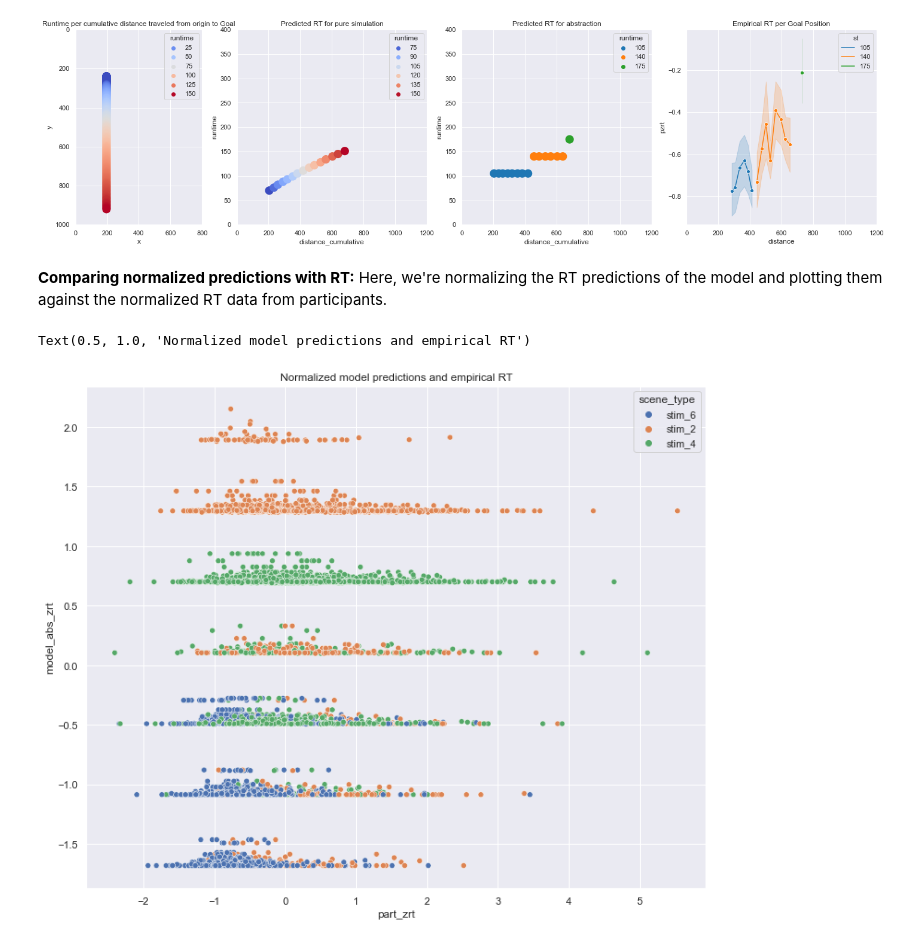
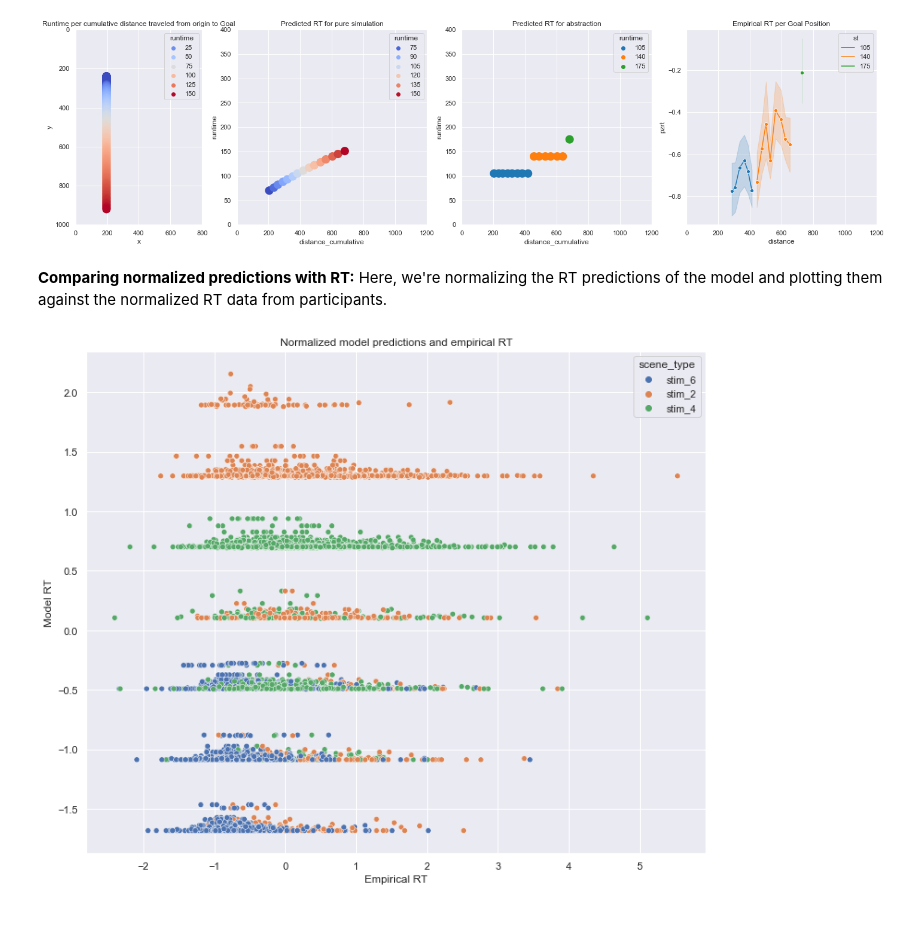
Before and after one commit to flxsosa/physics_abstraction, a Jupyter notebook: experiments/experiment4/notebooks/analysis.ipynb, the cells around one changed output. Drawn from its saved outputs; the diff is of its cells as text; code cells hidden in the pictures.

Commit message:
added scatterplot of model and empirical rt

```diff
--- a/experiments/experiment4/notebooks/analysis.ipynb
+++ b/experiments/experiment4/notebooks/analysis.ipynb
@@ -330,15 +330,14 @@ for file in json_files:
 [figure]
 [figure]
 [figure]
-# %% [markdown]
-**Comparing normalized predictions with RT:** Here, we're normalizing the RT predictions of the model and plotting them against the normalized RT data from participants.
+# %% [markdown]
+**Comparing normalized predictions with RT:** Here, we're normalizing the RT predictions of the model and plotting them against the normalized RT data from participants.
 # %%
 model['model_abs_zrt'] = model.groupby('subject_id').model_abs_rt.transform(lambda x: (x - x.mean()) / x.std())
-# %%
-plot =  sns.scatterplot(x='part_zrt', y='model_abs_zrt', data=model, hue="scene_type")
-plot.set_xlabel("Model RT", fontsize = 20)
-plot.set_ylabel("Y-Axis", fontsize = 20)
-plt.title("Normalized model predictions and empirical RT")
-# %% [output]
-Text(0.5, 1.0, 'Normalized model predictions and empirical RT')
-[figure, removed]
+# %%
+plot =  sns.scatterplot(x='part_zrt', y='model_abs_zrt', data=model, hue="scene_type")
+plot.set(title = "Normalized model predictions and empirical RT",
+        xlabel = "Empirical RT",
+        ylabel = "Model RT");
+# %% [output]
+[figure, added]
```
